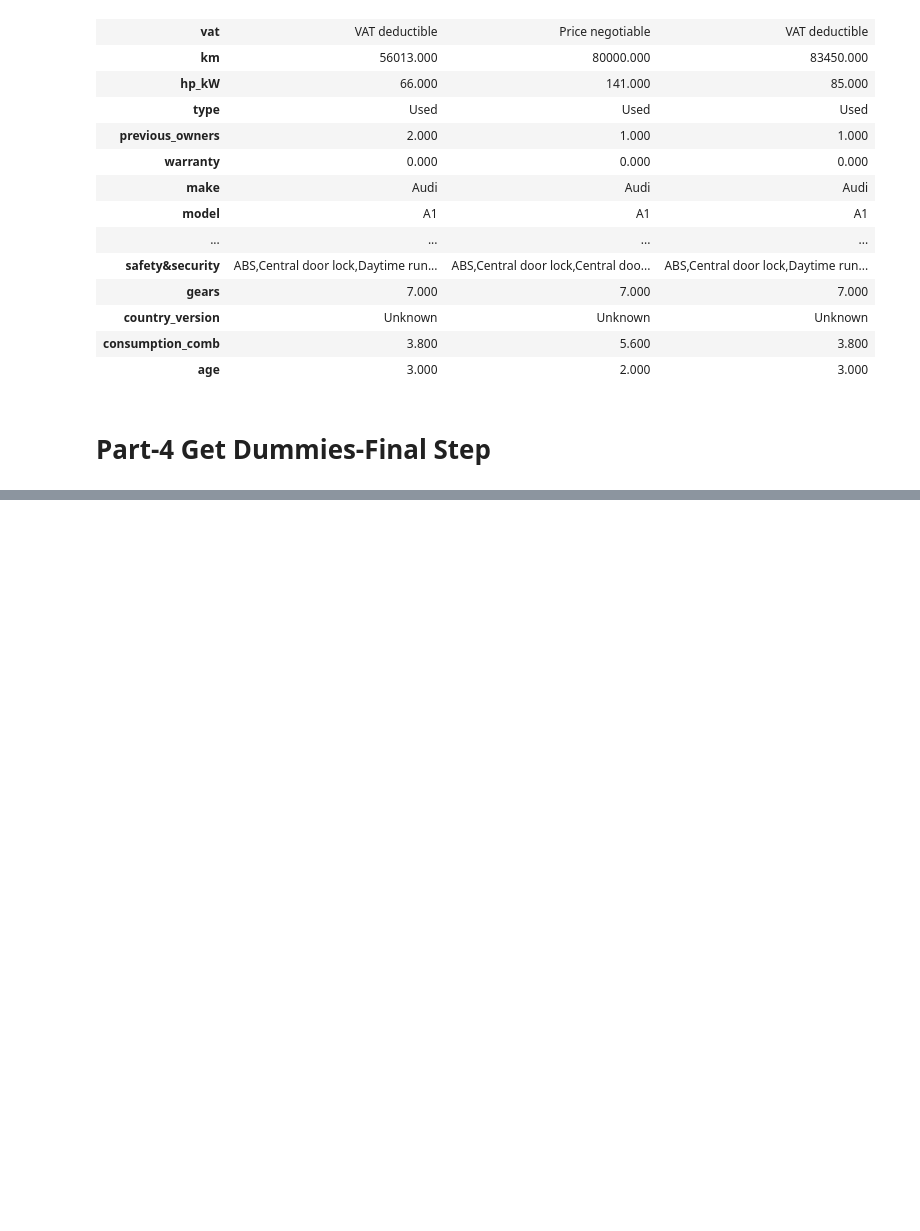
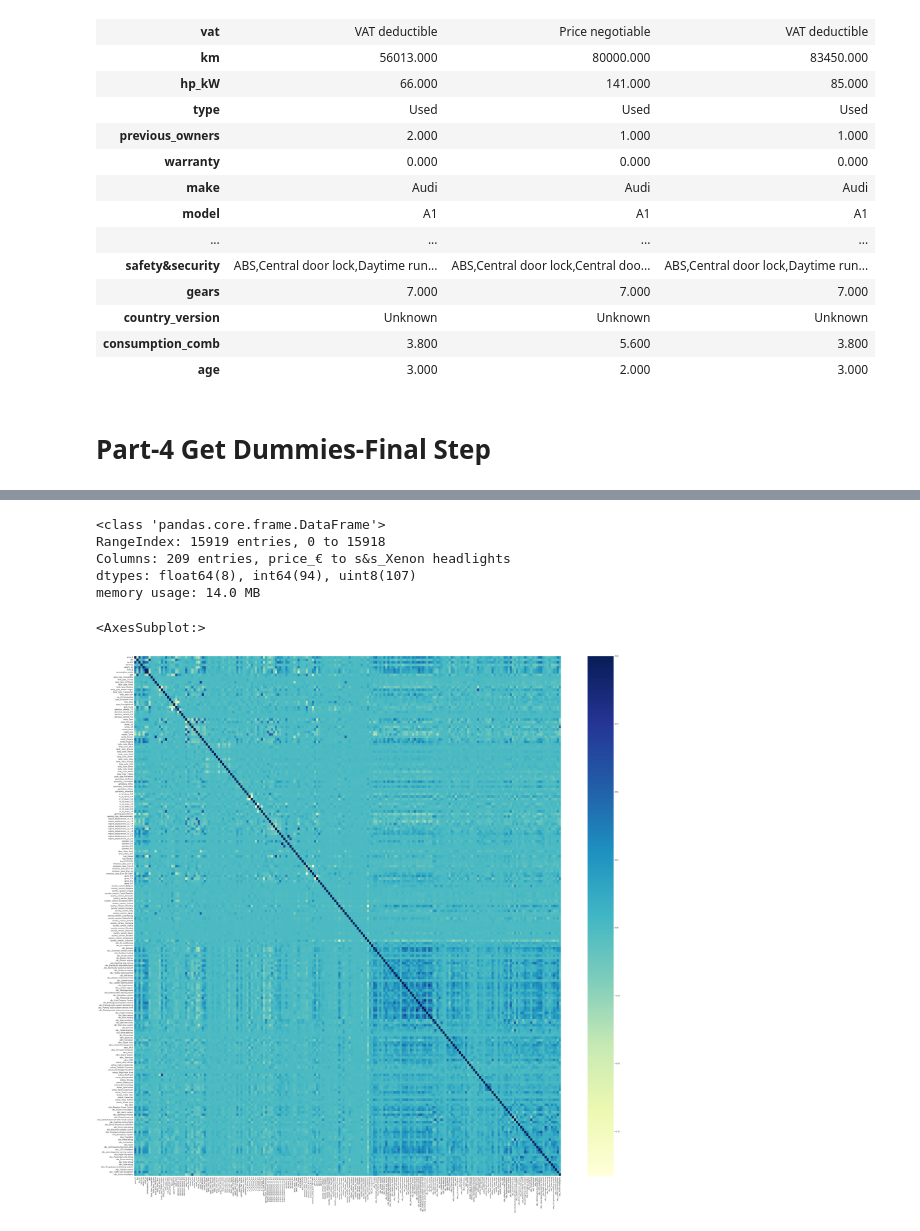
Before and after one commit to ustab/SOURCE, a Jupyter notebook: Expolatory Data Analysis(EDA) Capstone Project-Scout Car/Capstone Project-(4.Final Step-Get Dummies).ipynb, the cells around one changed output, grey strips where cells are left out. Saved outputs shown, nothing was run; the diff lists cells and outputs as text; code cells hidden in the pictures; blank space fills up the shorter version.

```diff
--- a/Expolatory Data Analysis(EDA) Capstone Project-Scout Car/Capstone Project-(4.Final Step-Get Dummies).ipynb
+++ b/Expolatory Data Analysis(EDA) Capstone Project-Scout Car/Capstone Project-(4.Final Step-Get Dummies).ipynb
@@ -100,0 +193,2 @@ pd.get_dummies(df, columns=["body_type",
+# %%
+extras_dummy = df["extras"].str.get_dummies(sep=",").add_prefix("extras_")
@@ -100,0 +211,2 @@ pd.get_dummies(df, columns=["body_type",
+# %%
+safety_dummy = df["safety&security"].str.get_dummies(sep=",").add_prefix("s&s_")
@@ -100,0 +229,2 @@ pd.get_dummies(df, columns=["body_type",
+# %%
+df_final = df_dummy.join([comfort_dummy, entertainment_dummy, extras_dummy, safety_dummy])
@@ -100,0 +247,16 @@ pd.get_dummies(df, columns=["body_type",
+# %%
+df_final = df_final.drop(columns=["comfort&convenience", "entertainment&media", "extras", "safety&security"])
+# %%
+df_final.info()
+# %% [output]
+<class 'pandas.core.frame.DataFrame'>
+RangeIndex: 15919 entries, 0 to 15918
+Columns: 209 entries, price_€ to s&s_Xenon headlights
+dtypes: float64(8), int64(94), uint8(107)
+memory usage: 14.0 MB
+# %%
+plt.figure(figsize=(50, 50))
+sns.heatmap(df_final.corr(), cmap="YlGnBu")
+# %% [output]
+<AxesSubplot:>
+[figure, added]
```
Also changed, not shown: parts of 12 cells of this notebook, 1 other file.
